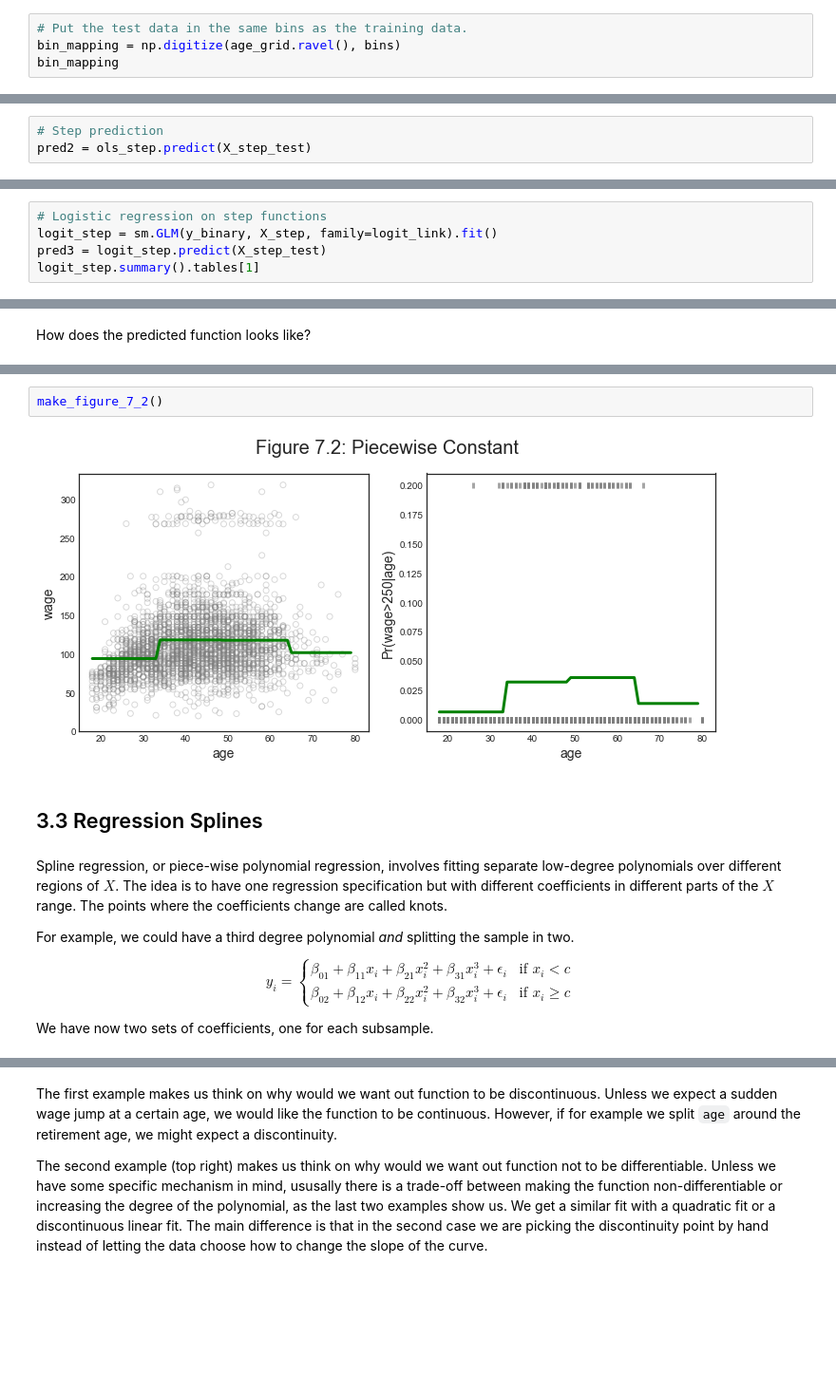
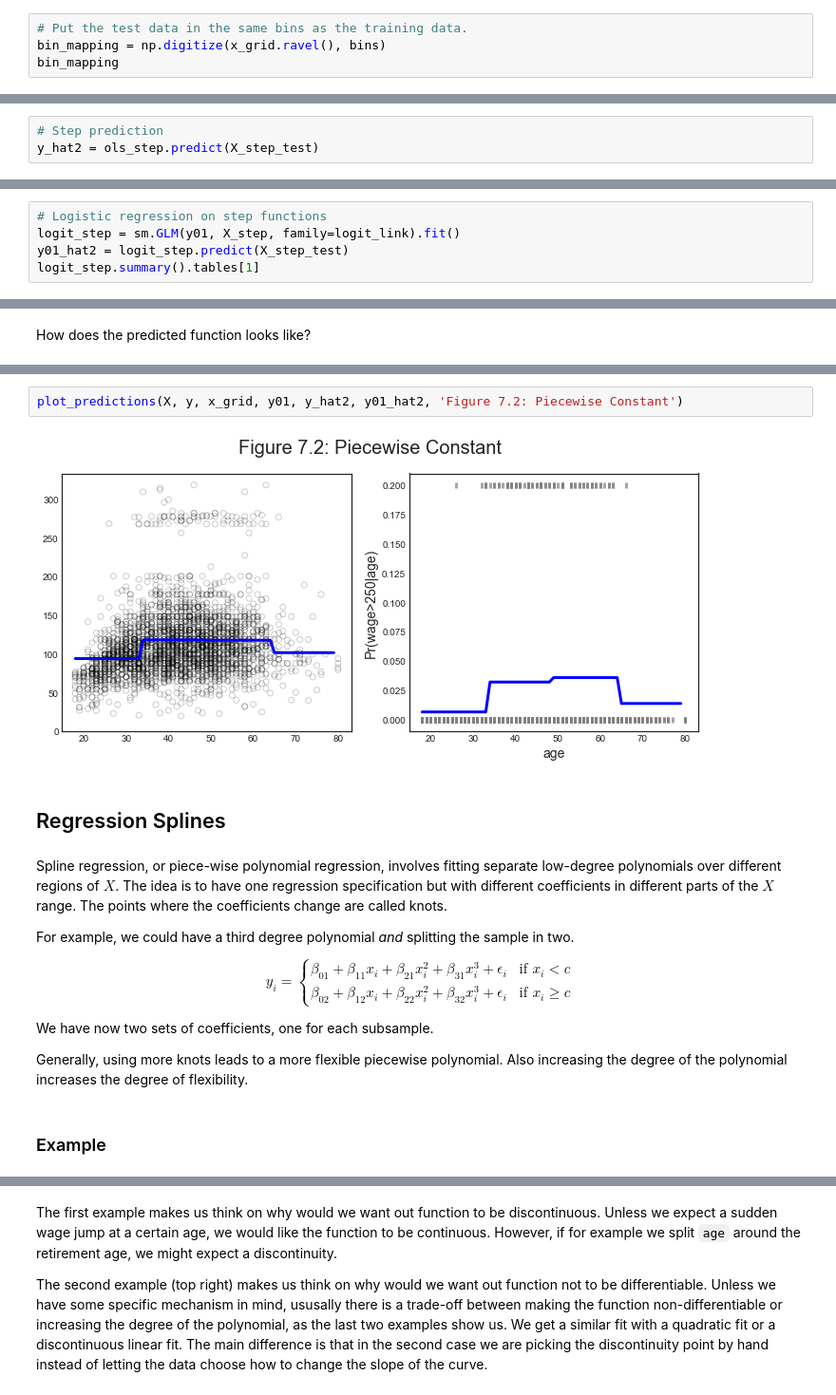
Before and after one commit to matteocourthoud/Machine-Learning-for-Economic-Analysis, a Jupyter notebook: notebooks/03_nonparametric.ipynb, the cells around one changed output, grey strips where cells are left out. Shown: that part at 95% size. Saved outputs shown, nothing was run; the diff lists cells and outputs as text; blank space fills up the shorter version.

```diff
--- a/notebooks/03_nonparametric.ipynb
+++ b/notebooks/03_nonparametric.ipynb
@@ -337,7 +280,7 @@ ols_step.summary().tables[1]
 From the regression outcome we can see that most bin coefficients are significant, except for the last one.
 # %%
 # Put the test data in the same bins as the training data.
-bin_mapping = np.digitize(age_grid.ravel(), bins)
+bin_mapping = np.digitize(x_grid.ravel(), bins)
 bin_mapping
 # %% [output]
 array([1, 1, 1, 1, 1, 1, 1, 1, 1, 1, 1, 1, 1, 1, 1, 1, 2, 2, 2, 2, 2, 2,
@@ -356,4 +299,4 @@ X_step_test.head()
 | 4 | 1.0 | 0 | 0 | 0 |
 # %%
 # Step prediction
-pred2 = ols_step.predict(X_step_test)
+y_hat2 = ols_step.predict(X_step_test)
@@ -361,8 +306,8 @@ pred2 = ols_step.predict(X_step_test)
 We are going again to run a logistic regression, given that our outcome is binary.
 # %%
 # Logistic regression on step functions
-logit_step = sm.GLM(y_binary, X_step, family=logit_link).fit()
-pred3 = logit_step.predict(X_step_test)
+logit_step = sm.GLM(y01, X_step, family=logit_link).fit()
+y01_hat2 = logit_step.predict(X_step_test)
 logit_step.summary().tables[1]
 # %% [output]
 |  | coef | std err | z | P>|z| | [0.025 | 0.975] |
@@ -401,9 +322,9 @@ def make_figure_7_2():
-# %%
-make_figure_7_2()
-# %% [output]
-[figure, removed]
+# %%
+plot_predictions(X, y, x_grid, y01, y_hat2, y01_hat2, 'Figure 7.2: Piecewise Constant')
+# %% [output]
+[figure, added]
 # %% [markdown]
-## 3.3 Regression Splines
+## Regression Splines
 # %% [markdown]
 Spline regression, or piece-wise polynomial regression, involves fitting separate low-degree polynomials
 over different regions of $X$. The idea is to have one regression specification but with different coefficients in different parts of the $X$ range. The points where the coefficients change are called knots.
@@ -418,4 +339,8 @@ y_{i}=\left\{\begin{array}{ll}
 $$
 
 We have now two sets of coefficients, one for each subsample.
+
+Generally, using more knots leads to a more flexible piecewise polynomial. Also increasing the degree of the polynomial increases the degree of flexibility.
+# %% [markdown]
+### Example
 # %% [markdown]
```
Also changed, not shown: parts of 106 cells of this notebook, 36 other files.
